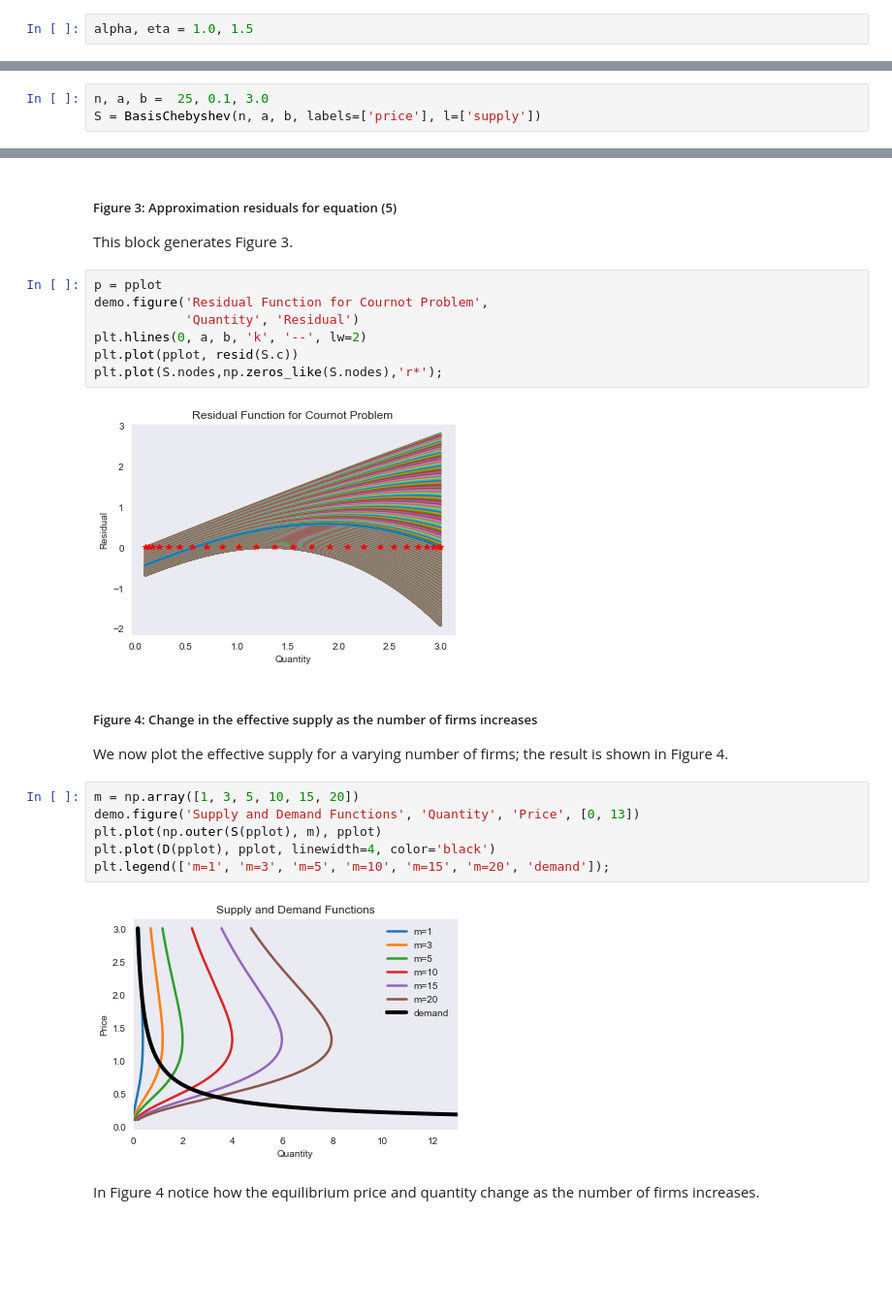
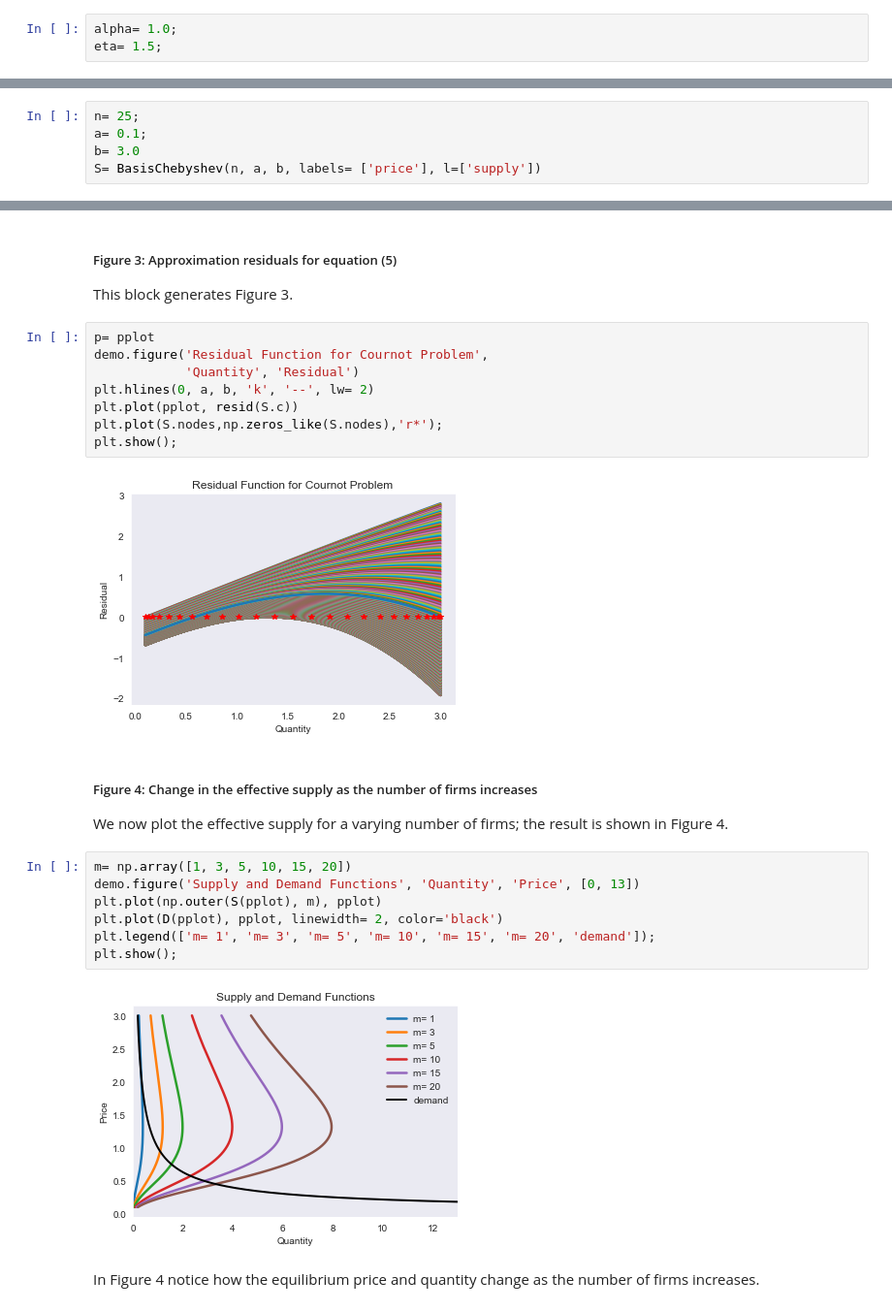
Before and after one commit to malooney/malooney.github.io, a Jupyter notebook: Optim_Class_Fall2019/DEMAPP09_Cournot_oligopolist_problem.ipynb, the cells around one changed output, grey strips where cells are left out. Shown at 97% size. Cells and saved outputs as stored; diff of their text form; blank space fills up the shorter version.

```diff
--- a/Optim_Class_Fall2019/Cournot_oligopolist_problem.ipynb
+++ b/Optim_Class_Fall2019/DEMAPP09_Cournot_oligopolist_problem.ipynb
@@ -64,5 +72,6 @@ from compecon import BasisChebyshev, NLP, nodeunif
 # %% [markdown]
 and set the $\alpha$ and $\eta$ parameters
 # %%
-alpha, eta = 1.0, 1.5
+alpha= 1.0;
+eta= 1.5;
 # %% [markdown]
@@ -74,6 +83,8 @@ We will approximate the solution for prices in the $p\in [\frac{1}{2}, 2]$ inter
 # %%
-n, a, b =  25, 0.1, 3.0
-S = BasisChebyshev(n, a, b, labels=['price'], l=['supply'])
+n= 25;
+a= 0.1;
+b= 3.0
+S= BasisChebyshev(n, a, b, labels= ['price'], l=['supply'])
 # %% [markdown]
 Let's assume that our first guess is $S(p)=1$. To that end, we set the value of `S` to one in each of the nodes
 # %%
@@ -118,25 +131,27 @@ plt.legend(('Supply','Demand'))
 
 This block generates Figure 3.
 # %%
-p = pplot
+p= pplot
 demo.figure('Residual Function for Cournot Problem',
             'Quantity', 'Residual')
-plt.hlines(0, a, b, 'k', '--', lw=2)
+plt.hlines(0, a, b, 'k', '--', lw= 2)
 plt.plot(pplot, resid(S.c))
 plt.plot(S.nodes,np.zeros_like(S.nodes),'r*');
+plt.show();
 # %% [output]
 [figure]
 # %% [markdown]
 ##### Figure 4: Change in the effective supply as the number of firms increases
 We now plot the effective supply for a varying number of firms; the result is shown in Figure 4.
 # %%
-m = np.array([1, 3, 5, 10, 15, 20])
+m= np.array([1, 3, 5, 10, 15, 20])
 demo.figure('Supply and Demand Functions', 'Quantity', 'Price', [0, 13])
 plt.plot(np.outer(S(pplot), m), pplot)
-plt.plot(D(pplot), pplot, linewidth=4, color='black')
-plt.legend(['m=1', 'm=3', 'm=5', 'm=10', 'm=15', 'm=20', 'demand']);
+plt.plot(D(pplot), pplot, linewidth= 2, color='black')
+plt.legend(['m= 1', 'm= 3', 'm= 5', 'm= 10', 'm= 15', 'm= 20', 'demand']);
+plt.show();
 # %% [output]
-[figure, old version]
+[figure, new version]
 # %% [markdown]
 In Figure 4 notice how the equilibrium price and quantity change as the number of firms increases.
 # %% [markdown]
```
Also changed, not shown: parts of 14 cells of this notebook, 3 other files.
